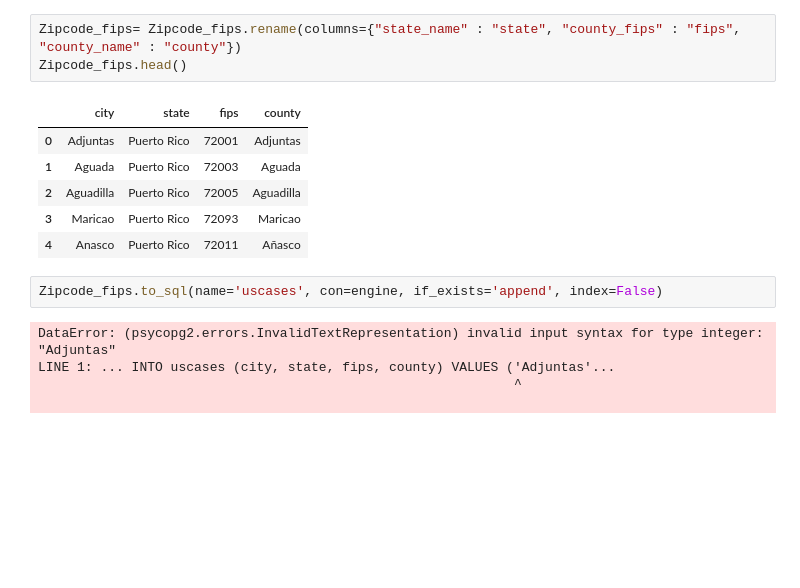
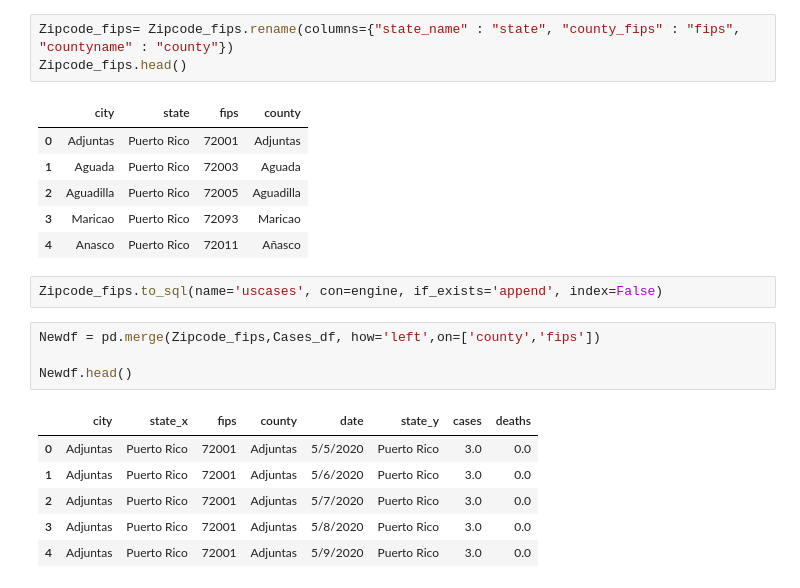
Before and after one commit to Amelchristy/Covid-19-vs-Housing-Prices, a Jupyter notebook: Untitled.ipynb, the cells around one changed output. Cells and saved outputs as stored; diff of their text form; blank space fills up the shorter version.

```diff
--- a/Untitled.ipynb
+++ b/Untitled.ipynb
@@ -222,7 +222,7 @@ Zipcode_fips
 | 33096 | Wrangell | Alaska | 2275 | Wrangell |
 33097 rows × 4 columns
 # %%
-Zipcode_fips= Zipcode_fips.rename(columns={"state_name" : "state", "county_fips" : "fips", "county_name" : "county"})
+Zipcode_fips= Zipcode_fips.rename(columns={"state_name" : "state", "county_fips" : "fips", "countyname" : "county"})
 Zipcode_fips.head()
 # %% [output]
 |  | city | state | fips | county |
@@ -233,8 +233,14 @@ Zipcode_fips.head()
 | 4 | Anasco | Puerto Rico | 72011 | Añasco |
 # %%
 Zipcode_fips.to_sql(name='uscases', con=engine, if_exists='append', index=False)
-# %% [output]
-DataError: (psycopg2.errors.InvalidTextRepresentation) invalid input syntax for type integer: "Adjuntas"
-LINE 1: ... INTO uscases (city, state, fips, county) VALUES ('Adjuntas'...
-                                                             ^
-
+# %%
+Newdf = pd.merge(Zipcode_fips,Cases_df, how='left',on=['county','fips'])
+
+Newdf.head()
+# %% [output]
+|  | city | state_x | fips | county | date | state_y | cases | deaths |
+| 0 | Adjuntas | Puerto Rico | 72001 | Adjuntas | 5/5/2020 | Puerto Rico | 3.0 | 0.0 |
+| 1 | Adjuntas | Puerto Rico | 72001 | Adjuntas | 5/6/2020 | Puerto Rico | 3.0 | 0.0 |
+| 2 | Adjuntas | Puerto Rico | 72001 | Adjuntas | 5/7/2020 | Puerto Rico | 3.0 | 0.0 |
+| 3 | Adjuntas | Puerto Rico | 72001 | Adjuntas | 5/8/2020 | Puerto Rico | 3.0 | 0.0 |
+| 4 | Adjuntas | Puerto Rico | 72001 | Adjuntas | 5/9/2020 | Puerto Rico | 3.0 | 0.0 |
```
